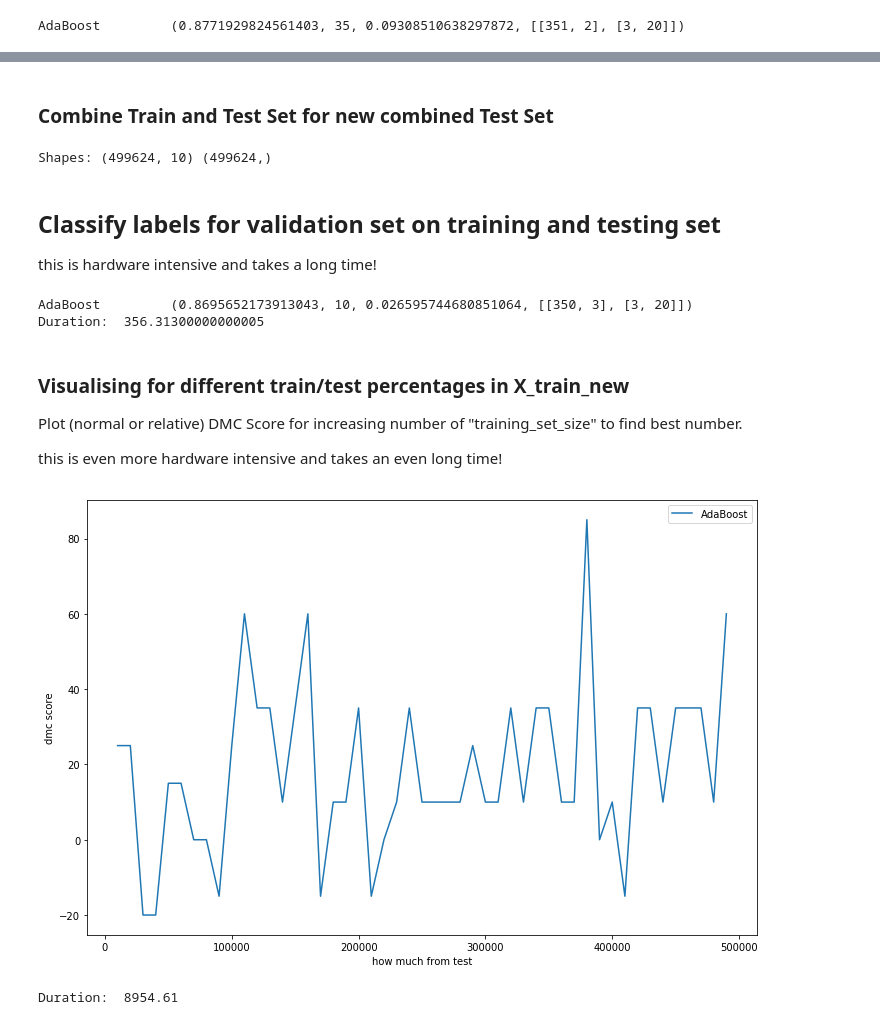
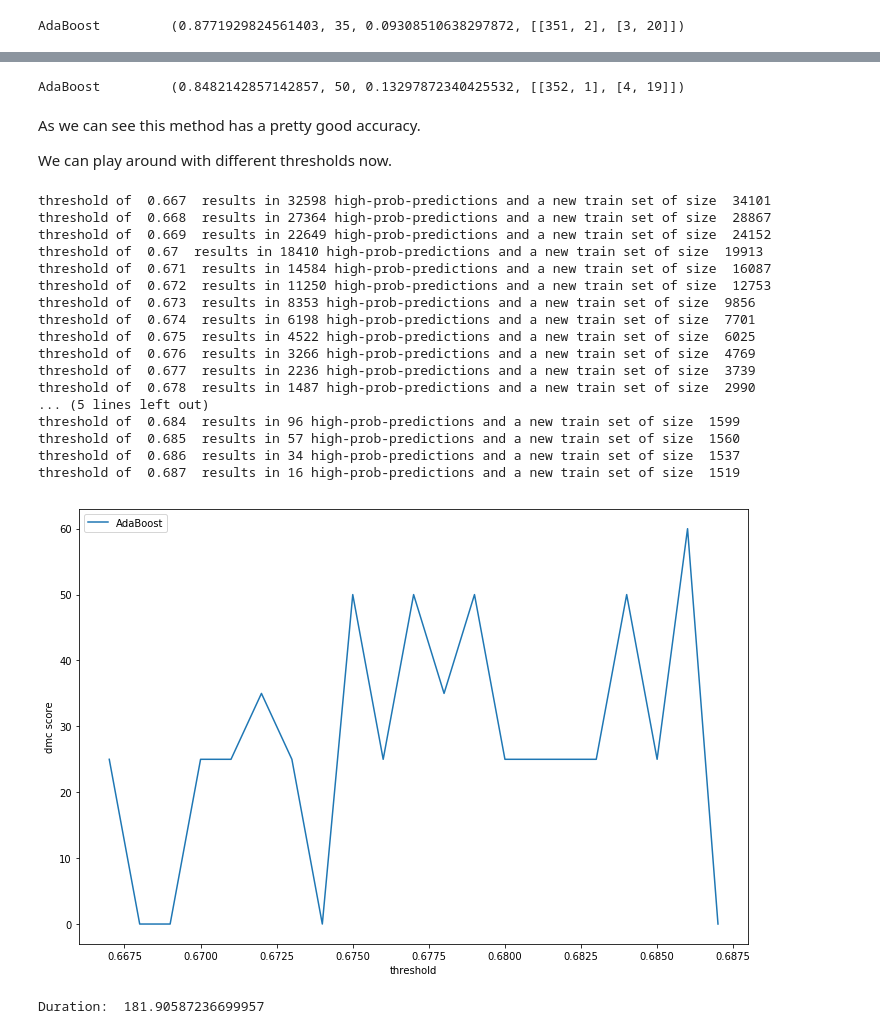
Before and after one commit to LackesLab/dmc2019, a Jupyter notebook: notebooks/semisupervised_learning_pseudo_labeling.ipynb, the cells around one changed output, grey strips where cells are left out. Cells and saved outputs as stored; diff of their text form; code cells hidden in the pictures.

Commit message:
only use high-propability-predictions for extending the training set

```diff
--- a/notebooks/semisupervised_learning_pseudo_labeling.ipynb
+++ b/notebooks/semisupervised_learning_pseudo_labeling.ipynb
@@ -96,0 +92,4 @@ AdaBoost         (0.8771929824561403, 35, 0.09308510638297872, [[351, 2], [3, 20
+# %%
+y_test = classifier_adb.predict(X_test) # predictions
+y_test_proba = classifier_adb.predict_proba(X_test)
+print(y_test[1:500], "\nproba\n", y_test_proba[1:10])
@@ -96,0 +116,5 @@ AdaBoost         (0.8771929824561403, 35, 0.09308510638297872, [[351, 2], [3, 20
+# %%
+df_test_y = pd.DataFrame(y_test_proba, columns=["fraud_0_prob", "fraud_1_prob"])
+df_test_y["fraud"] = y_test
+df_test_y["pred_prob"] = df_test_y[["fraud_0_prob", "fraud_1_prob"]].max(axis=1) # take the prob that lead to the classification
+df_test_y.head(5)
@@ -118,52 +168,52 @@ print(y_test[1:500])
-# %% [markdown]
-### Combine Train and Test Set for new combined Test Set
-# %%
-X_train_new = np.concatenate((X_train, X_test))
-y_train_new = np.concatenate((y_train, y_test))
-print("Shapes:",X_train_new.shape,y_train_new.shape)
-# %% [output]
-Shapes: (499624, 10) (499624,)
-# %% [markdown]
-##  Classify labels for validation set on training and testing set
-this is hardware intensive and takes a long time!
 # %%
 # Now test inference with semi supervised learned new training dataset
-training_set_size = X_test.shape[0]    # maximum is X_test.shape[0], but we can use less for faster training.
-                            # TODO: when running on high perfomance CPU, please set to maximum.
-
-start = time.monotonic()
 
 classifier_adb = AdaBoostClassifier(base_estimator=DecisionTreeClassifier(max_depth=3), n_estimators=500, algorithm='SAMME', random_state=1)
-classifier_adb.fit(X_train_new[0:training_set_size], y_train_new[0:training_set_size])  # training, this is slow and takes long
+classifier_adb.fit(X_train_new, y_train_new)
 
-print("AdaBoost", "\t", score_function(y_val, classifier_adb.predict(X_val)) )            # inference, fast
-duration = time.monotonic() - start
-print("Duration: ", duration)
+print("AdaBoost", "\t", score_function(y_val, classifier_adb.predict(X_val)) )
 # %% [output]
-AdaBoost         (0.8695652173913043, 10, 0.026595744680851064, [[350, 3], [3, 20]])
-Duration:  356.31300000000005
+AdaBoost         (0.8482142857142857, 50, 0.13297872340425532, [[352, 1], [4, 19]])
-# %% [markdown]
-### Visualising for different train/test percentages in X_train_new
-Plot (normal or relative) DMC Score for increasing number of "training_set_size" to find best number.
-
-this is even more hardware intensive and takes an even long time!
+# %% [markdown]
+As we can see this method has a pretty good accuracy.
+
+We can play around with different thresholds now.
 # %%
-stepsize = 10000
+stepsize = 0.001
+resolution = 10 # will go 10 steps to left and right of threshhold
+
 start_plot = time.monotonic()
 dmc_score = []
-for i in range(stepsize,training_set_size+1,stepsize):
-  classifier_adb = AdaBoostClassifier(base_estimator=DecisionTreeClassifier(max_depth=3), n_estimators=500, algorithm='SAMME', random_state=1)
-  classifier_adb.fit(X_train_new[0:i], y_train_new[0:i])  # training, this is slow and takes long
+
+for i in np.arange(threshold-resolution*stepsize,threshold+resolution*stepsize,stepsize):
+  classifier_adb.fit(*get_train_new(i))
   dmc_score.append(score_function(y_val, classifier_adb.predict(X_val))[1])
 
 plt.figure(figsize=(12, 8))
-plt.xlabel('how much from test')
+plt.xlabel('threshold')
 plt.ylabel('dmc score')
-plt.plot(range(stepsize,training_set_size+1,stepsize), dmc_score, label="AdaBoost")
+plt.plot(np.arange(threshold-resolution*stepsize,threshold+resolution*stepsize,stepsize), dmc_score, label="AdaBoost")
 plt.legend()
 plt.show()
-duration_plot = time.monotonic() - start
+duration_plot = time.monotonic() - start_plot
 print("Duration: ", duration_plot)
 # %% [output]
+threshold of  0.667  results in 32598 high-prob-predictions and a new train set of size  34101
+threshold of  0.668  results in 27364 high-prob-predictions and a new train set of size  28867
+threshold of  0.669  results in 22649 high-prob-predictions and a new train set of size  24152
+threshold of  0.67  results in 18410 high-prob-predictions and a new train set of size  19913
+threshold of  0.671  results in 14584 high-prob-predictions and a new train set of size  16087
+threshold of  0.672  results in 11250 high-prob-predictions and a new train set of size  12753
+threshold of  0.673  results in 8353 high-prob-predictions and a new train set of size  9856
+threshold of  0.674  results in 6198 high-prob-predictions and a new train set of size  7701
+threshold of  0.675  results in 4522 high-prob-predictions and a new train set of size  6025
+threshold of  0.676  results in 3266 high-prob-predictions and a new train set of size  4769
+threshold of  0.677  results in 2236 high-prob-predictions and a new train set of size  3739
+threshold of  0.678  results in 1487 high-prob-predictions and a new train set of size  2990
+... (5 lines left out)
+threshold of  0.684  results in 96 high-prob-predictions and a new train set of size  1599
+threshold of  0.685  results in 57 high-prob-predictions and a new train set of size  1560
+threshold of  0.686  results in 34 high-prob-predictions and a new train set of size  1537
+threshold of  0.687  results in 16 high-prob-predictions and a new train set of size  1519
-[figure, old version]
+[figure, new version]
-Duration:  8954.61
+Duration:  181.90587236699957
```
Also changed, not shown: parts of 12 cells of this notebook.
